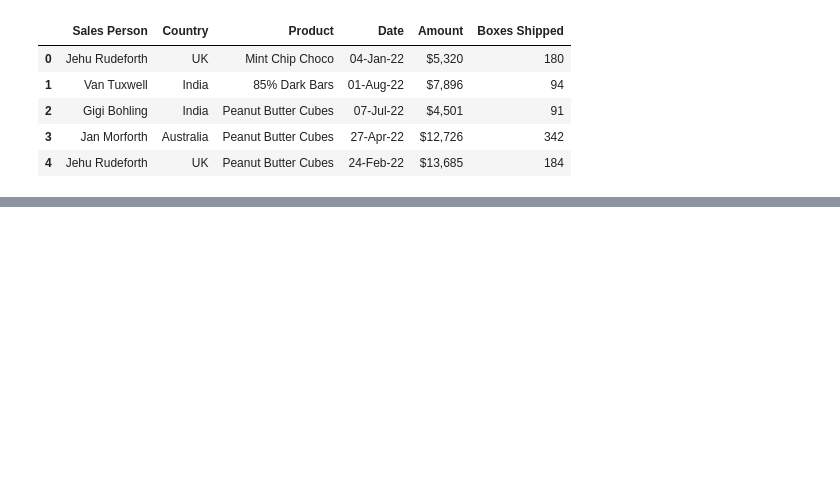
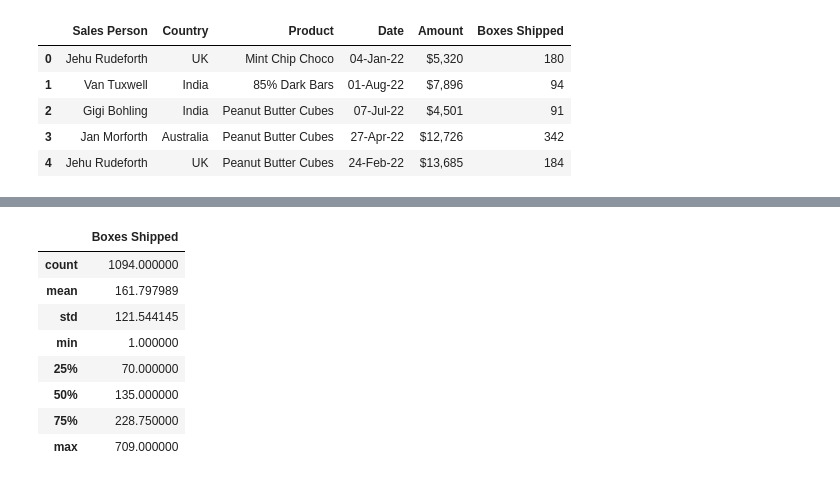
Before and after one commit to techwithrichard/analysis-1, a Jupyter notebook: test.ipynb, the cells around one changed output, grey strips where cells are left out. Saved outputs shown, nothing was run; the diff lists cells and outputs as text; code cells hidden in the pictures; blank space fills up the shorter version.

Commit message:
basic data info and viosualization

```diff
--- a/test.ipynb
+++ b/test.ipynb
@@ -23,0 +53,12 @@ my_data.tail()
+# %%
+my_data.describe()
+# %% [output]
+|  | Boxes Shipped |
+| count | 1094.000000 |
+| mean | 161.797989 |
+| std | 121.544145 |
+| min | 1.000000 |
+| 25% | 70.000000 |
+| 50% | 135.000000 |
+| 75% | 228.750000 |
+| max | 709.000000 |
```
Also changed, not shown: parts of 6 cells of this notebook.
